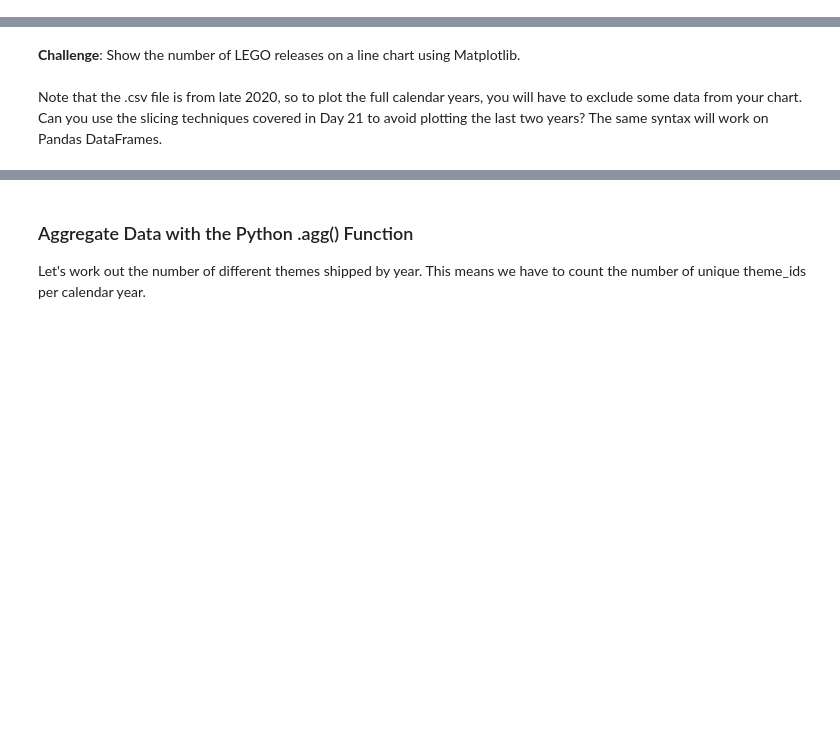
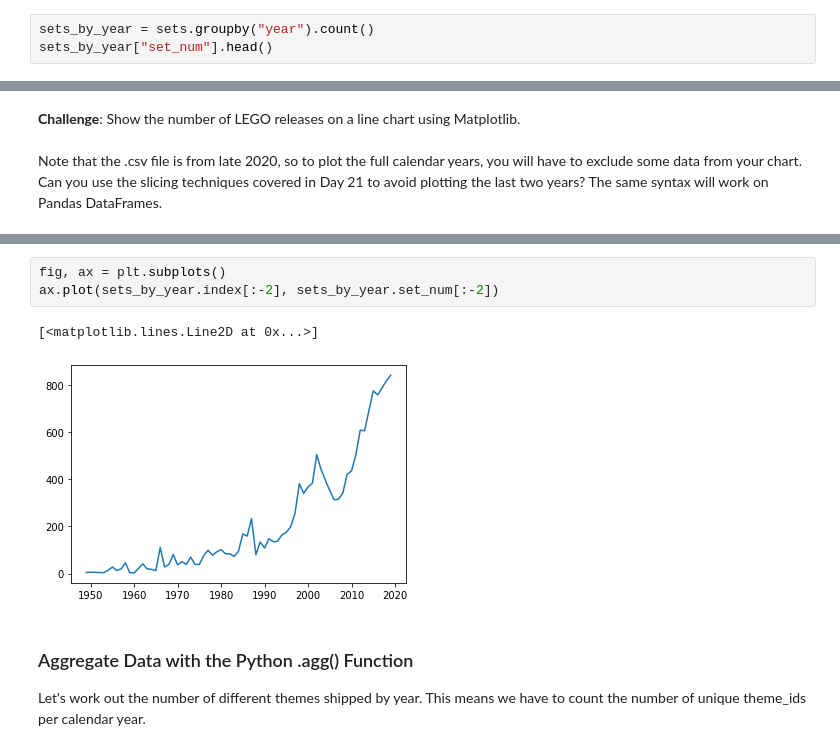
Before and after one commit to jul1998/Pandas-Python, a Jupyter notebook: Lego_Analysis_for_Course_(start).ipynb, the cells around one changed output, grey strips where cells are left out. Saved outputs shown, nothing was run; the diff lists cells and outputs as text; blank space fills up the shorter version.

```diff
--- a/Lego_Analysis_for_Course_(start).ipynb
+++ b/Lego_Analysis_for_Course_(start).ipynb
@@ -125,2 +136,5 @@ sets.sort_values("year")
 # %% [markdown]
 **Challenge**: Use <code>.groupby()</code> and <code>.count()</code> to show the number of LEGO sets released year-on-year. How do the number of sets released in 1955 compare to the number of sets released in 2019?
+# %%
+sets_by_year = sets.groupby("year").count()
+sets_by_year["set_num"].head()
@@ -131,3 +157,9 @@ Note that the .csv file is from late 2020, so to plot the full calendar years, y
+# %%
+fig, ax = plt.subplots()
+ax.plot(sets_by_year.index[:-2], sets_by_year.set_num[:-2])
+# %% [output]
+[<matplotlib.lines.Line2D at 0x...>]
+[figure, added]
 # %% [markdown]
 ### Aggregate Data with the Python .agg() Function
 
```
Also changed, not shown: parts of 6 cells of this notebook.
